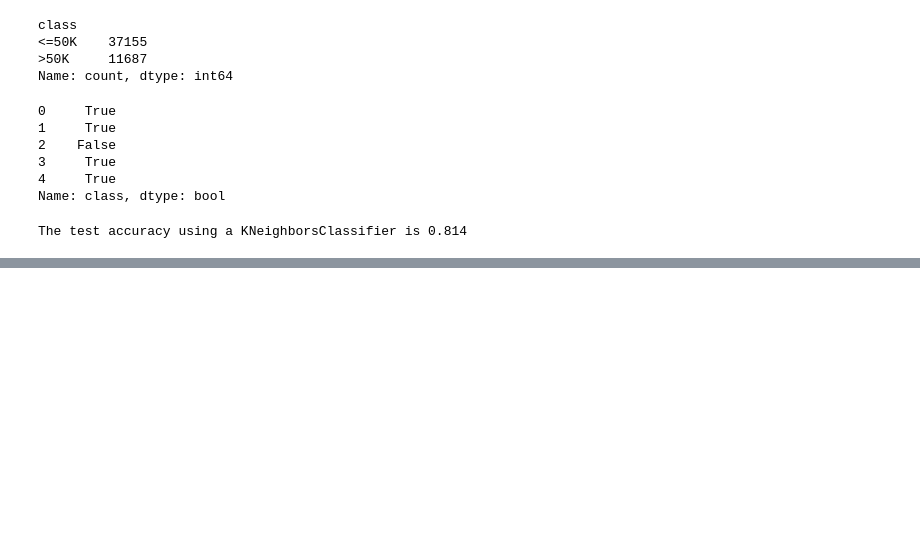
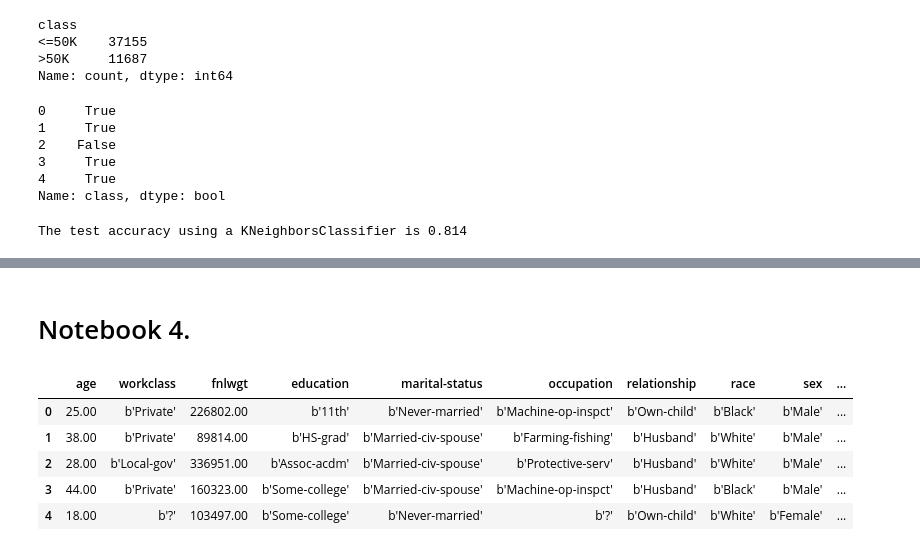
Before and after one commit to DavidGuzzi/inria, a Jupyter notebook: module_1.ipynb, the cells around one changed output, grey strips where cells are left out. Saved outputs shown, nothing was run; the diff lists cells and outputs as text; code cells hidden in the pictures; blank space fills up the shorter version.

```diff
--- a/module_1.ipynb
+++ b/module_1.ipynb
@@ -303,0 +422,20 @@ The test accuracy using a KNeighborsClassifier is 0.814
+# %% [markdown]
+# Notebook 4.
+# %%
+from scipy.io import arff
+import pandas as pd
+
+# Cargar el archivo .arff
+data, meta = arff.loadarff(r"C:\Users\HP\OneDrive\Escritorio\David Guzzi\Github\inria\phpMawTba.arff")
+
+# Convertir a DataFrame de pandas
+adult_census = pd.DataFrame(data)
+adult_census = adult_census.drop(columns="education-num")
+adult_census.head()
+# %% [output]
+|  | age | workclass | fnlwgt | education | marital-status | occupation | relationship | race | sex | ... |
+| 0 | 25.00 | b'Private' | 226802.00 | b'11th' | b'Never-married' | b'Machine-op-inspct' | b'Own-child' | b'Black' | b'Male' | ... |
+| 1 | 38.00 | b'Private' | 89814.00 | b'HS-grad' | b'Married-civ-spouse' | b'Farming-fishing' | b'Husband' | b'White' | b'Male' | ... |
+| 2 | 28.00 | b'Local-gov' | 336951.00 | b'Assoc-acdm' | b'Married-civ-spouse' | b'Protective-serv' | b'Husband' | b'White' | b'Male' | ... |
+| 3 | 44.00 | b'Private' | 160323.00 | b'Some-college' | b'Married-civ-spouse' | b'Machine-op-inspct' | b'Husband' | b'Black' | b'Male' | ... |
+| 4 | 18.00 | b'?' | 103497.00 | b'Some-college' | b'Never-married' | b'?' | b'Own-child' | b'White' | b'Female' | ... |
```
Also changed, not shown: parts of 41 cells of this notebook.
